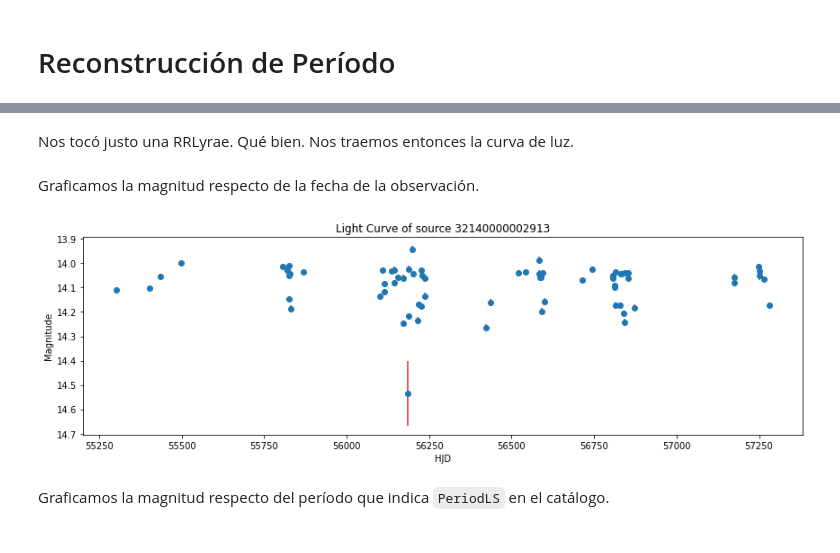
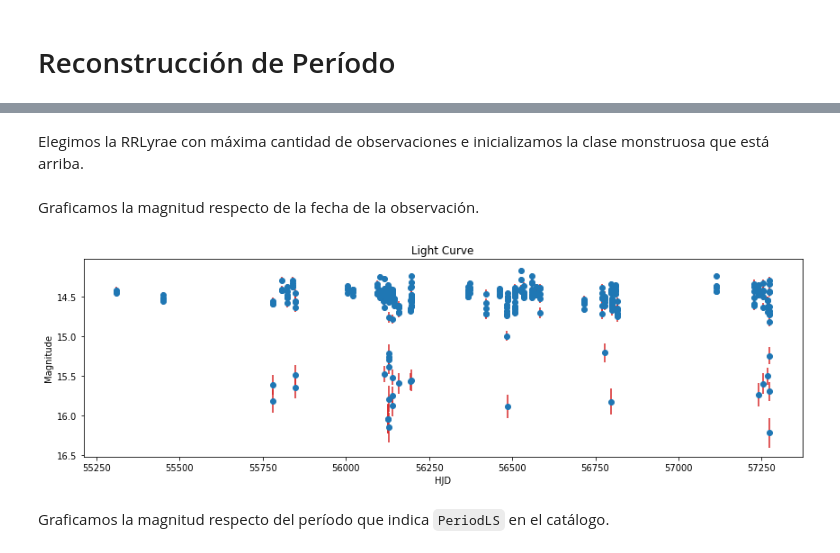
Before and after one commit to ggweinand/tesina, a Jupyter notebook: period_reconstruction/period_reconstruction.ipynb, the cells around one changed output, grey strips where cells are left out. Drawn from its saved outputs; the diff is of its cells as text; code cells hidden in the pictures.

```diff
--- a/period_reconstruction/period_reconstruction.ipynb
+++ b/period_reconstruction/period_reconstruction.ipynb
@@ -148,5 +147,10 @@ Primero descargamos el tile `b214` y elegimos una estrella periódica clasificad
 # %%
-# Instance the client and get the b214 tile catalogs.
+# Instance the client and get the b278 tile catalogs.
 client = carpyncho.Carpyncho()
-b214_lc = client.get_catalog("b214", "lc")
-b214_features = client.get_catalog("b214", "features")
+b278_lc = client.get_catalog("b278", "lc")
+b278_features = client.get_catalog("b278", "features")
+
+# Filter RRLyraes from the catalogs.
+periodic_star_types = ["RRLyr-RRab", "RRLyr-RRc", "RRLyr-RRd"]
+b278_features = b278_features[b278_features["vs_type"].isin(periodic_star_types)]
+b278_lc = b278_lc[b278_lc.bm_src_id.isin(b278_features.id.to_numpy())]
@@ -172,3 +157,3 @@ Name: 4456, Length: 73, dtype: object
-# %% [markdown]
-Nos tocó justo una RRLyrae. Qué bien. Nos traemos entonces la curva de luz.
+# %% [markdown]
+Elegimos la RRLyrae con máxima cantidad de observaciones e inicializamos la clase monstruosa que está arriba.
 # %%
@@ -177,8 +166,8 @@ light_curve = b214_lc[b214_lc.bm_src_id == star.id]
 # %% [markdown]
 Graficamos la magnitud respecto de la fecha de la observación.
-# %%
-plot_chronological(star, light_curve)
-# %% [output]
-[figure, removed]
+# %%
+plot_chronological(lc)
+# %% [output]
+[figure, added]
 # %% [markdown]
 Graficamos la magnitud respecto del período que indica `PeriodLS` en el catálogo.
```
Also changed, not shown: parts of 20 cells of this notebook.
